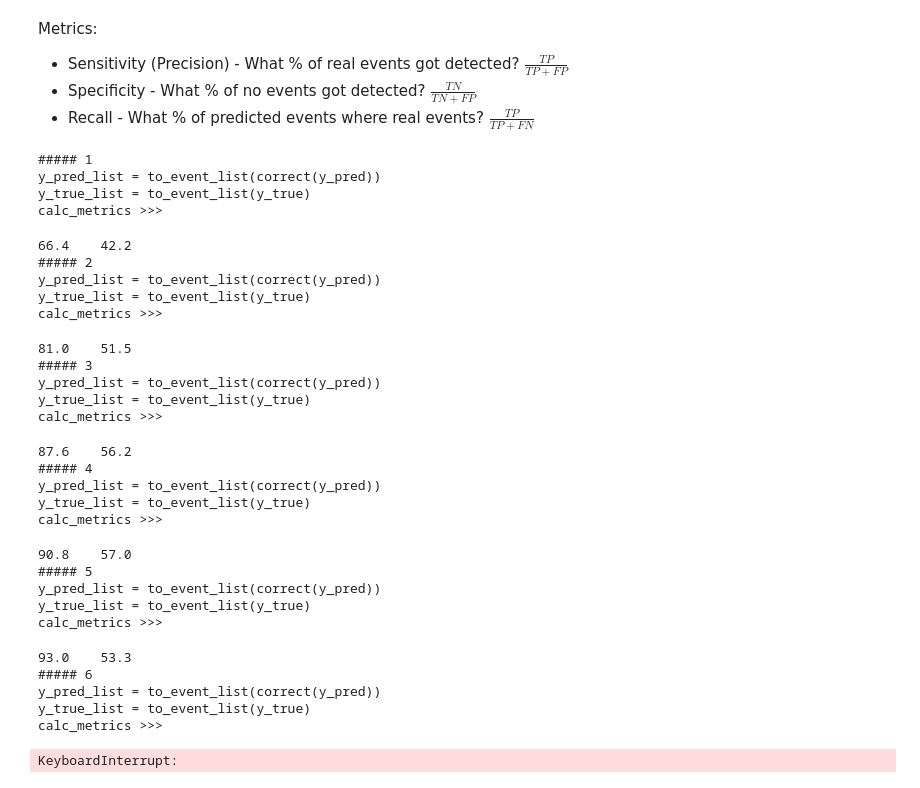
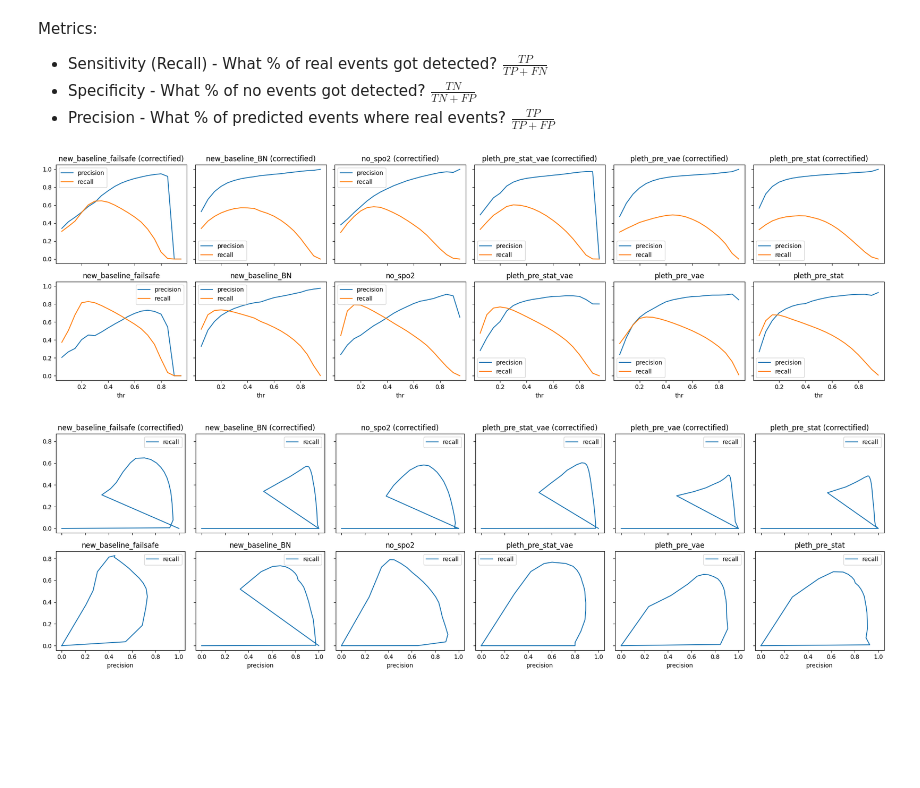
Before and after one commit to JulianBvW/Wearable-Sleep-Event-Detection, a Jupyter notebook: Notebooks/33_prec_rec_curve_with_metric.ipynb, the cells around one changed output. Drawn from its saved outputs; the diff is of its cells as text; code cells hidden in the pictures; blank space fills up the shorter version.

Commit message:
Precision-Recall-Values for analysis curve

```diff
--- a/Notebooks/33_prec_rec_curve_with_metric.ipynb
+++ b/Notebooks/33_prec_rec_curve_with_metric.ipynb
@@ -1,6 +1,6 @@
 # %% [markdown]
 Metrics:
-- Sensitivity (Precision) - What % of real events got detected? $\frac{TP}{TP+FP}$
+- Sensitivity (Recall) - What % of real events got detected? $\frac{TP}{TP+FN}$
 - Specificity - What % of no events got detected? $\frac{TN}{TN+FP}$
-- Recall - What % of predicted events where real events? $\frac{TP}{TP+FN}$
+- Precision - What % of predicted events where real events? $\frac{TP}{TP+FP}$
 # %%
@@ -10,10 +8,4 @@ from tqdm import tqdm
 import pandas as pd
 # %%
-runs = [
-    ('new_baseline_failsafe', 32),
-    ('new_baseline_BN', 31),
-    ('no_spo2', 23),
-    ('pleth_pre_stat_vae', 49),
-    ('pleth_pre_vae', 49),
-    ('pleth_pre_stat', 49),
-]
+data = pd.read_csv('33_prec_rec_curve_with_metric.csv')
+runs = ['new_baseline_failsafe', 'new_baseline_BN', 'no_spo2', 'pleth_pre_stat_vae', 'pleth_pre_vae', 'pleth_pre_stat']
@@ -27,38 +12,16 @@ def get_precision_recall(y_true, y_pred, threshold):
-# %%
-output = pd.read_csv('../wearsed/training/baseline_conv/output/new_baseline_BN/test_preds_epoch_31.csv')
-y_true, y_pred = output['targets'], output['predictions']
-for thr in range(1, 10):
-    print(f'##### {thr}')
-    precision, recall = get_precision_recall(y_true, y_pred, thr/10)
-    print(f'{round(precision*100, 1)}\t{round(recall*100, 1)}')
-# %% [output]
-##### 1
-y_pred_list = to_event_list(correct(y_pred))
-y_true_list = to_event_list(y_true)
-calc_metrics >>>
-66.4    42.2
-##### 2
-y_pred_list = to_event_list(correct(y_pred))
-y_true_list = to_event_list(y_true)
-calc_metrics >>>
-81.0    51.5
-##### 3
-y_pred_list = to_event_list(correct(y_pred))
-y_true_list = to_event_list(y_true)
-calc_metrics >>>
-87.6    56.2
-##### 4
-y_pred_list = to_event_list(correct(y_pred))
-y_true_list = to_event_list(y_true)
-calc_metrics >>>
-90.8    57.0
-##### 5
-y_pred_list = to_event_list(correct(y_pred))
-y_true_list = to_event_list(y_true)
-calc_metrics >>>
-93.0    53.3
-##### 6
-y_pred_list = to_event_list(correct(y_pred))
-y_true_list = to_event_list(y_true)
-calc_metrics >>>
-KeyboardInterrupt:
+# %%
+_, axs = plt.subplots(2, len(runs), figsize=(20, 6), sharex=True, sharey=True)
+for col, run in enumerate(runs):
+    for row, correctify in enumerate([True, False]):
+        data[(data['run'] == run) & (data['correctify'] == correctify)][['thr', 'precision', 'recall']].set_index('thr').iloc[1:20].plot(ax=axs[row, col], title=f'{run}{' (correctified)' if correctify else ''}')
+plt.tight_layout()
+# %% [output]
+[figure, added]
+# %%
+_, axs = plt.subplots(2, len(runs), figsize=(20, 6), sharex=True, sharey=True)
+for col, run in enumerate(runs):
+    for row, correctify in enumerate([True, False]):
+        data[(data['run'] == run) & (data['correctify'] == correctify)][['precision', 'recall']].set_index('precision').plot(ax=axs[row, col], title=f'{run}{' (correctified)' if correctify else ''}')
+plt.tight_layout()
+# %% [output]
+[figure, added]
```
Also changed, not shown: parts of 2 cells of this notebook.
